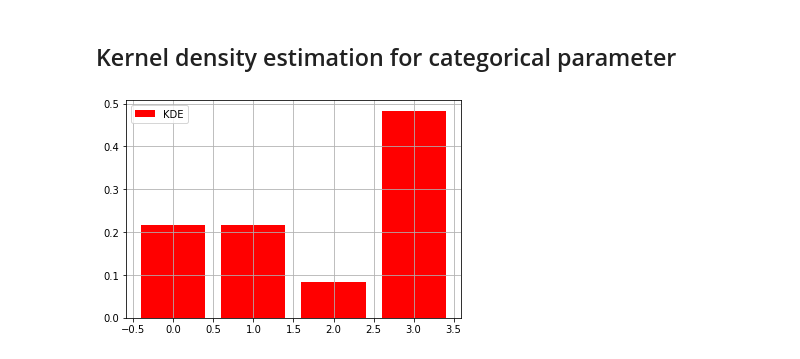
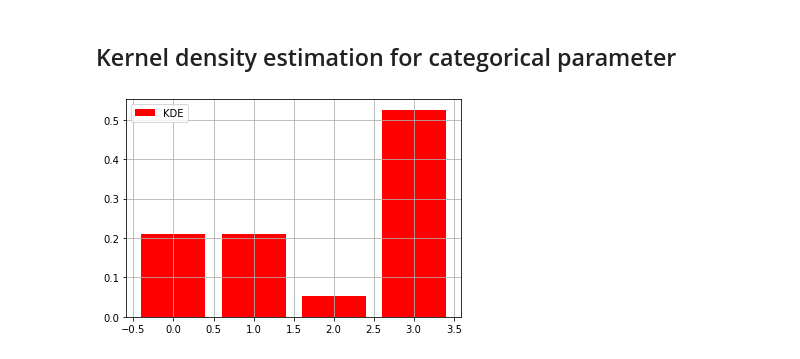
Before and after one commit to nabenabe0928/parzen_estimator, a Jupyter notebook: examples/visualize_kde.ipynb, the cells around one changed output. Drawn from its saved outputs; the diff is of its cells as text; code cells hidden in the pictures.

```diff
--- a/examples/visualize_kde.ipynb
+++ b/examples/visualize_kde.ipynb
@@ -47,17 +47,17 @@ plt.show()
 # %%
 n_choices = 4
 rng = np.random.RandomState(0)
 samples = rng.randint(n_choices, size=10)
 
-pe = CategoricalParzenEstimator(samples, n_choices=n_choices)
+pe = CategoricalParzenEstimator(samples, n_choices=n_choices, top=0.9)
 x = np.arange(n_choices)
 
 plt.bar(x, pe.pdf(x), color="red", label="KDE")
 plt.grid()
 plt.legend()
 plt.show()
 # %% [output]
-[figure, old version]
+[figure, new version]
 # %%
 pes = {}
 lb, ub = -3, 3
```
Also changed, not shown: parts of 1 cell of this notebook, 5 other files.
